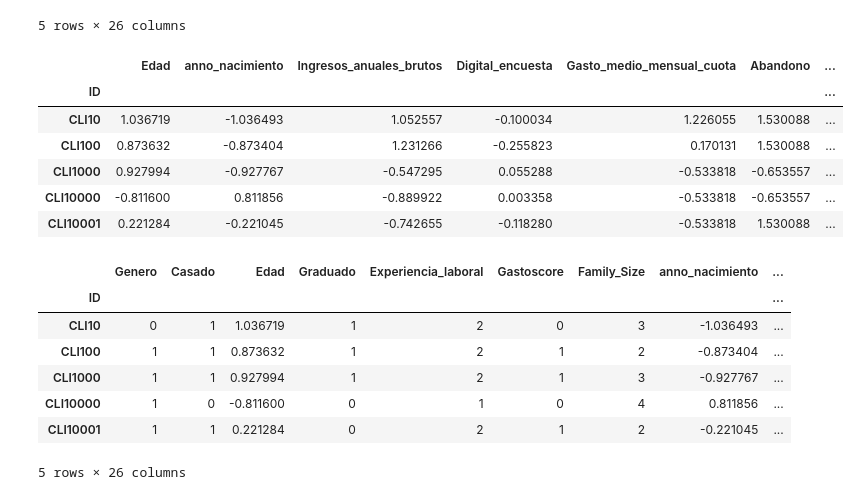
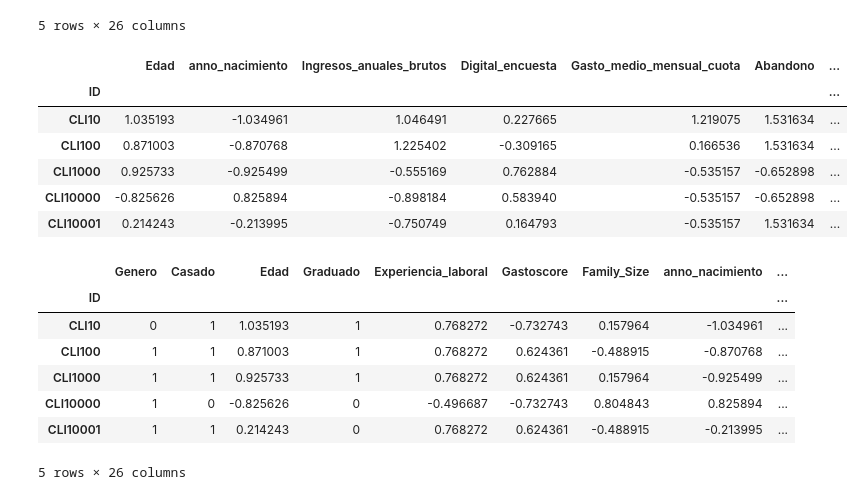
Before and after one commit to Nachosanchezz/Caso02_PCA, a Jupyter notebook: src/01_preprocessing.ipynb, the cells around one changed output. Cells and saved outputs as stored; diff of their text form; code cells hidden in the pictures.

```diff
--- a/src/01_preprocessing.ipynb
+++ b/src/01_preprocessing.ipynb
@@ -356,6 +356,32 @@ Campanna_anno                0
 zonas                        0
 ambito_laboral               0
 dtype: int64
+# %%
+# Calcular cuartiles y rango intercuartílico (IQR)
+Q1 = df['Ingresos_anuales_brutos'].quantile(0.1)
+Q3 = df['Ingresos_anuales_brutos'].quantile(0.9)
+IQR = Q3 - Q1
+
+# Definir límites para considerar outliers
+limite_inferior = Q1 - 1.5 * IQR
+limite_superior = Q3 + 1.5 * IQR
+
+# Filtrar el DataFrame sin los outliers
+df = df[(df['Ingresos_anuales_brutos'] >= limite_inferior) &
+                      (df['Ingresos_anuales_brutos'] <= limite_superior)]
+# %%
+# Calcular cuartiles y rango intercuartílico (IQR)
+Q1 = df['Digital_encuesta'].quantile(0.1)
+Q3 = df['Digital_encuesta'].quantile(0.9)
+IQR = Q3 - Q1
+
+# Definir límites para considerar outliers
+limite_inferior = Q1 - 1.5 * IQR
+limite_superior = Q3 + 1.5 * IQR
+
+# Filtrar el DataFrame sin los outliers
+df = df[(df['Digital_encuesta'] >= limite_inferior) &
+                      (df['Digital_encuesta'] <= limite_superior)]
 # %%
 df.head()
 # %% [output]
@@ -395,7 +421,7 @@ ambito_laboral ['Tecnologia/Industria' 'Salud' 'Arte' 'Servicios Publicos' 'Otro
  'Finanzas']
 # %%
 # --- Label Encoding para categóricas binarias ---
-label_cols = ['Genero', 'Casado', 'Graduado']
+label_cols = ['Genero', 'Casado', 'Graduado', 'Abandono']
 le = LabelEncoder()
 for col in label_cols:
     df[col] = le.fit_transform(df[col])
@@ -439,21 +465,22 @@ v_continuas.remove('Family_Size')     # Eliminar 'Family_Size' de variables cont
 # %%
 # Asumiendo que 'v_continuas' es una lista de las columnas continuas a escalar
 # Aplicar StandardScaler a las columnas continuas
 scaler = StandardScaler()
 
 # Escalar las columnas continuas
 df[v_continuas] = scaler.fit_transform(df[v_continuas])
+df[["Experiencia_laboral", "Gastoscore", "Family_Size", "Generacion"]] = scaler.fit_transform(df[["Experiencia_laboral", "Gastoscore", "Family_Size", "Generacion"]])
 
 # Mostrar las primeras filas de las columnas escaladas
 df[v_continuas].head()
 # %% [output]
 |  | Edad | anno_nacimiento | Ingresos_anuales_brutos | Digital_encuesta | Gasto_medio_mensual_cuota | Abandono | ... |
 | ID |  |  |  |  |  |  | ... |
-| CLI10 | 1.036719 | -1.036493 | 1.052557 | -0.100034 | 1.226055 | 1.530088 | ... |
-| CLI100 | 0.873632 | -0.873404 | 1.231266 | -0.255823 | 0.170131 | 1.530088 | ... |
-| CLI1000 | 0.927994 | -0.927767 | -0.547295 | 0.055288 | -0.533818 | -0.653557 | ... |
-| CLI10000 | -0.811600 | 0.811856 | -0.889922 | 0.003358 | -0.533818 | -0.653557 | ... |
-| CLI10001 | 0.221284 | -0.221045 | -0.742655 | -0.118280 | -0.533818 | 1.530088 | ... |
+| CLI10 | 1.035193 | -1.034961 | 1.046491 | 0.227665 | 1.219075 | 1.531634 | ... |
+| CLI100 | 0.871003 | -0.870768 | 1.225402 | -0.309165 | 0.166536 | 1.531634 | ... |
+| CLI1000 | 0.925733 | -0.925499 | -0.555169 | 0.762884 | -0.535157 | -0.652898 | ... |
+| CLI10000 | -0.825626 | 0.825894 | -0.898184 | 0.583940 | -0.535157 | -0.652898 | ... |
+| CLI10001 | 0.214243 | -0.213995 | -0.750749 | 0.164793 | -0.535157 | 1.531634 | ... |
 # %%
 df.to_csv('../data/clientes_preprocesado.csv', index=False)
 # %%
@@ -461,9 +488,9 @@ df.head()
 # %% [output]
 |  | Genero | Casado | Edad | Graduado | Experiencia_laboral | Gastoscore | Family_Size | anno_nacimiento | ... |
 | ID |  |  |  |  |  |  |  |  | ... |
-| CLI10 | 0 | 1 | 1.036719 | 1 | 2 | 0 | 3 | -1.036493 | ... |
-| CLI100 | 1 | 1 | 0.873632 | 1 | 2 | 1 | 2 | -0.873404 | ... |
-| CLI1000 | 1 | 1 | 0.927994 | 1 | 2 | 1 | 3 | -0.927767 | ... |
-| CLI10000 | 1 | 0 | -0.811600 | 0 | 1 | 0 | 4 | 0.811856 | ... |
-| CLI10001 | 1 | 1 | 0.221284 | 0 | 2 | 1 | 2 | -0.221045 | ... |
+| CLI10 | 0 | 1 | 1.035193 | 1 | 0.768272 | -0.732743 | 0.157964 | -1.034961 | ... |
+| CLI100 | 1 | 1 | 0.871003 | 1 | 0.768272 | 0.624361 | -0.488915 | -0.870768 | ... |
+| CLI1000 | 1 | 1 | 0.925733 | 1 | 0.768272 | 0.624361 | 0.157964 | -0.925499 | ... |
+| CLI10000 | 1 | 0 | -0.825626 | 0 | -0.496687 | -0.732743 | 0.804843 | 0.825894 | ... |
+| CLI10001 | 1 | 1 | 0.214243 | 0 | 0.768272 | 0.624361 | -0.488915 | -0.213995 | ... |
 5 rows × 26 columns
```
Also changed, not shown: parts of 1 cell of this notebook, 4 other files.
